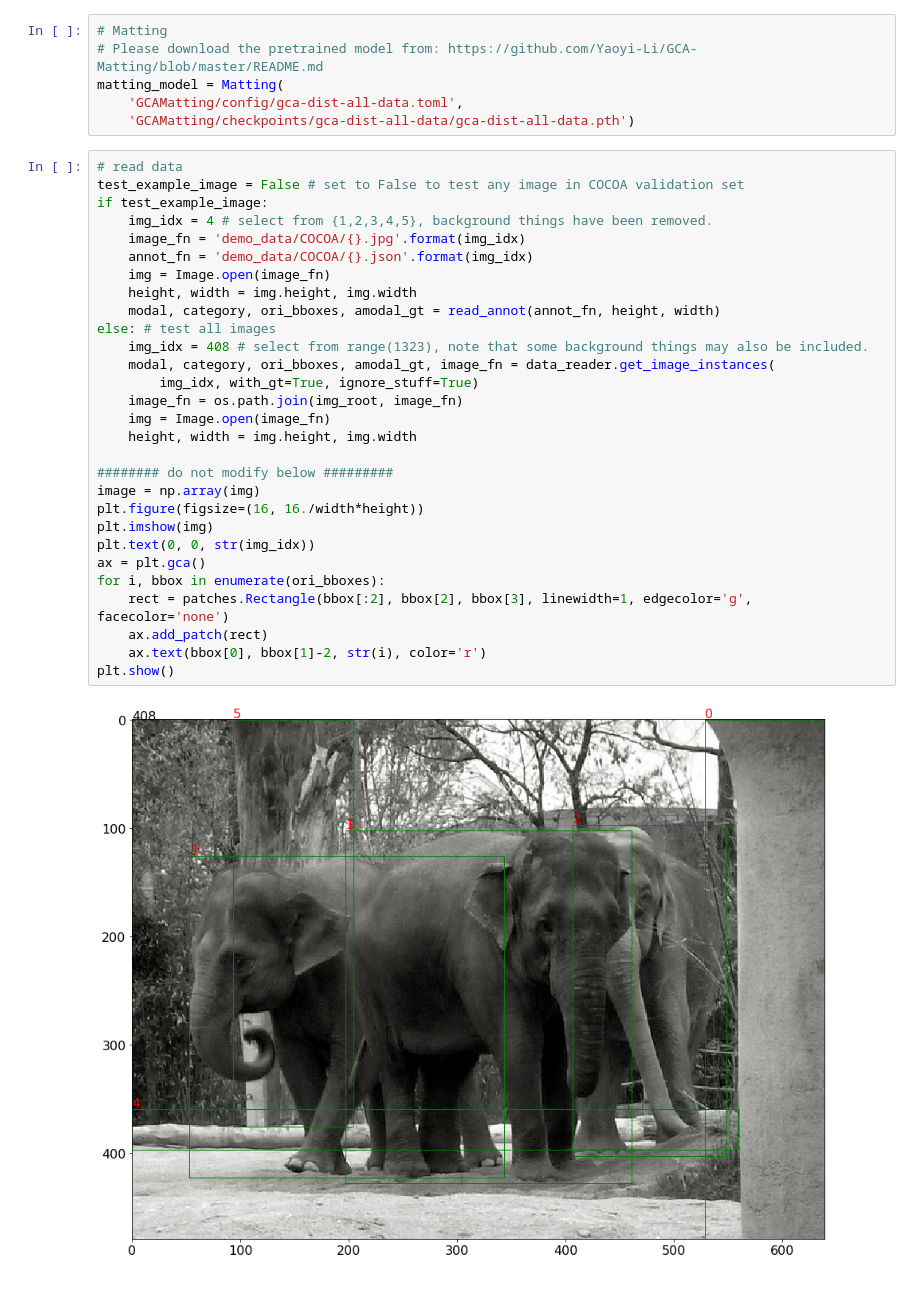
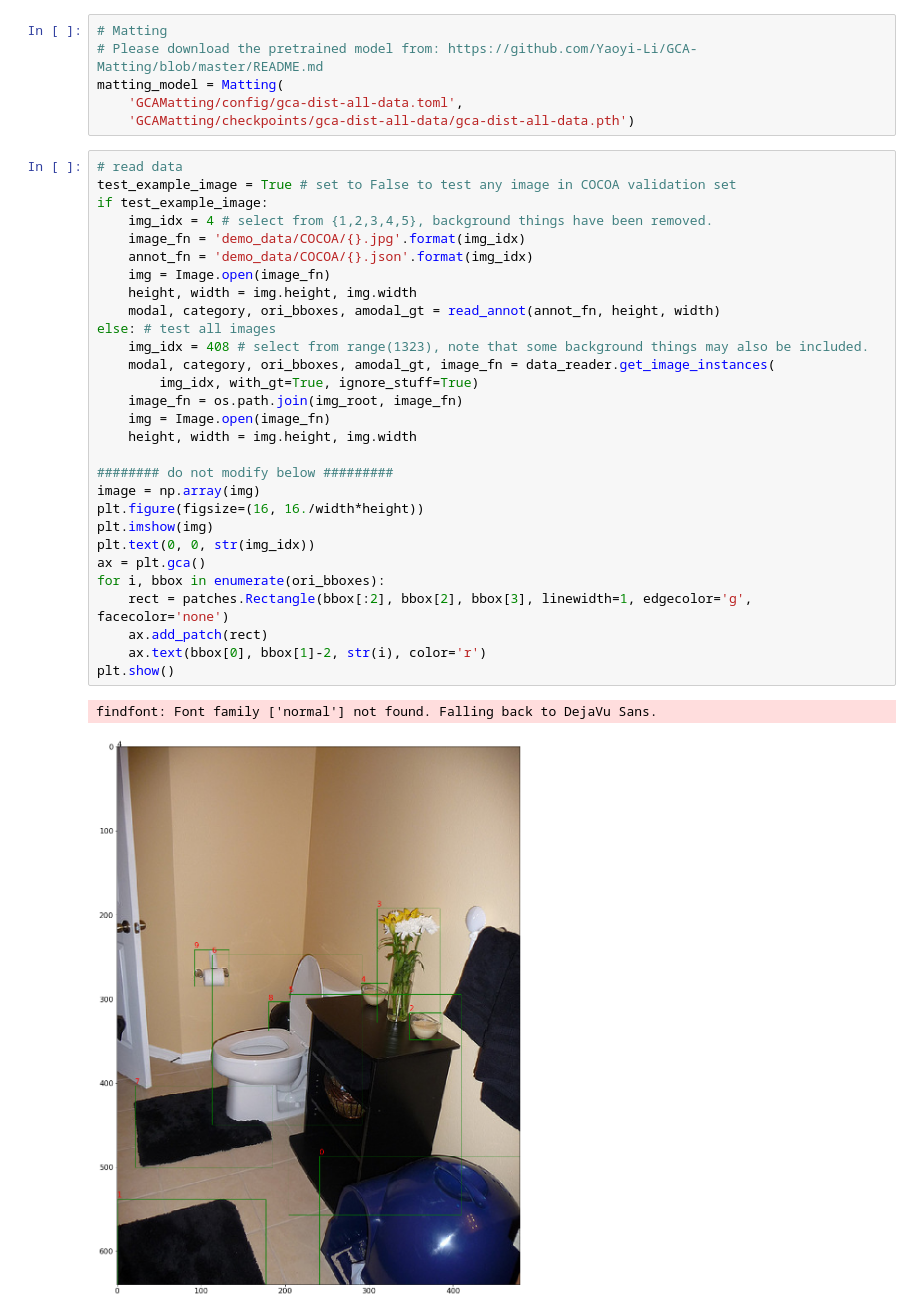
Before and after one commit to XiaohangZhan/deocclusion, a Jupyter notebook: demos/demo_cocoa.ipynb, the cells around one changed output. Cells and saved outputs as stored; diff of their text form.

```diff
--- a/demos/demo_cocoa.ipynb
+++ b/demos/demo_cocoa.ipynb
@@ -138,35 +138,36 @@ matting_model = Matting(
     'GCAMatting/checkpoints/gca-dist-all-data/gca-dist-all-data.pth')
 # %%
 # read data
-test_example_image = False # set to False to test any image in COCOA validation set
+test_example_image = True # set to False to test any image in COCOA validation set
 if test_example_image:
     img_idx = 4 # select from {1,2,3,4,5}, background things have been removed.
     image_fn = 'demo_data/COCOA/{}.jpg'.format(img_idx)
     annot_fn = 'demo_data/COCOA/{}.json'.format(img_idx)
     img = Image.open(image_fn)
     height, width = img.height, img.width
     modal, category, ori_bboxes, amodal_gt = read_annot(annot_fn, height, width)
 else: # test all images
     img_idx = 408 # select from range(1323), note that some background things may also be included.
     modal, category, ori_bboxes, amodal_gt, image_fn = data_reader.get_image_instances(
         img_idx, with_gt=True, ignore_stuff=True)
     image_fn = os.path.join(img_root, image_fn)
     img = Image.open(image_fn)
     height, width = img.height, img.width
 
 ######## do not modify below #########
 image = np.array(img)
 plt.figure(figsize=(16, 16./width*height))
 plt.imshow(img)
 plt.text(0, 0, str(img_idx))
 ax = plt.gca()
 for i, bbox in enumerate(ori_bboxes):
     rect = patches.Rectangle(bbox[:2], bbox[2], bbox[3], linewidth=1, edgecolor='g', facecolor='none')
     ax.add_patch(rect)
     ax.text(bbox[0], bbox[1]-2, str(i), color='r')
 plt.show()
 # %% [output]
+findfont: Font family ['normal'] not found. Falling back to DejaVu Sans.
-[figure, old version]
+[figure, new version]
 # %%
 # infer ordering
 ind = None # the indices of objects to show in the graph, set to None to show all objects
```
Also changed, not shown: parts of 3 cells of this notebook.
